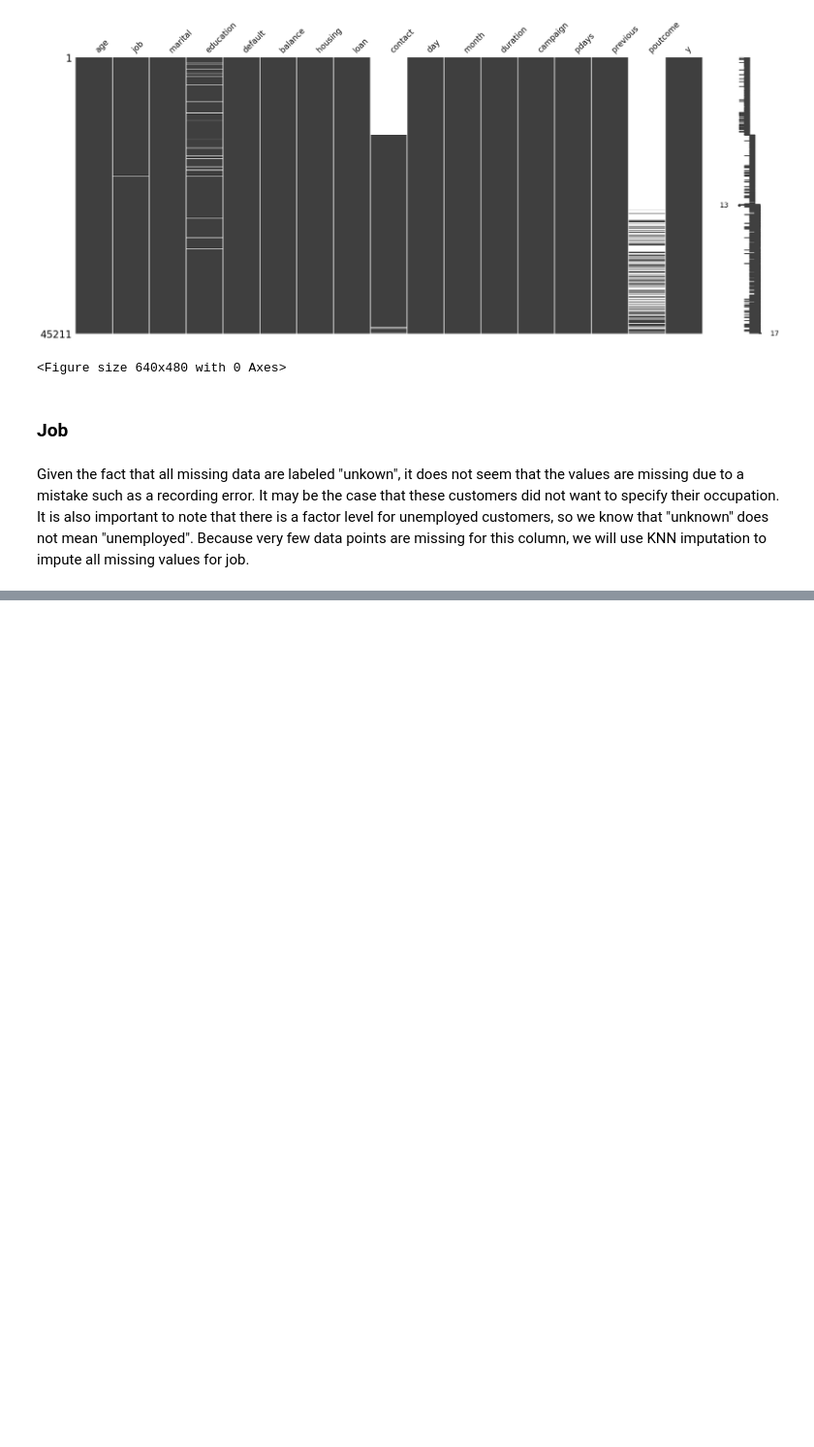
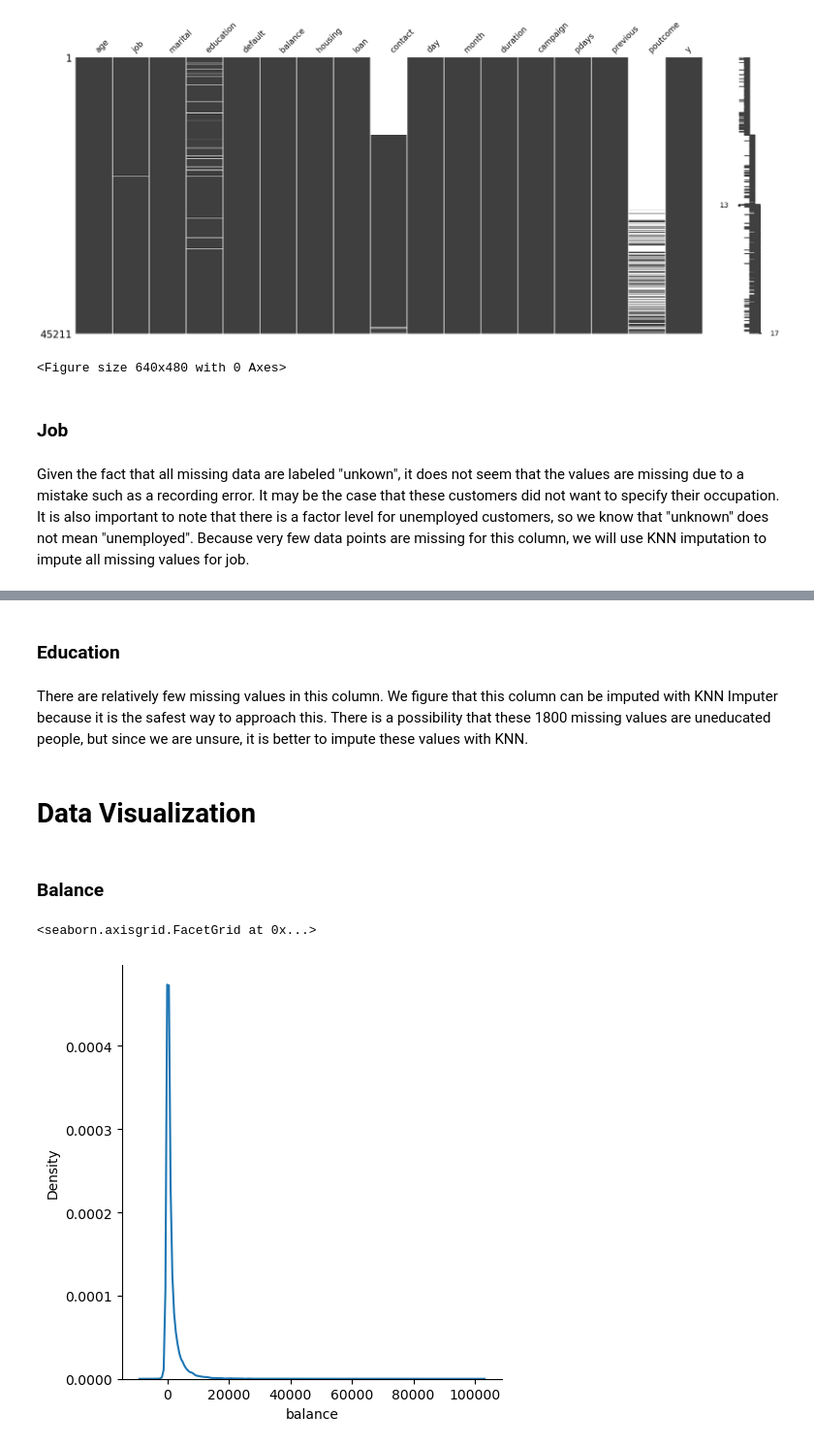
Before and after one commit to colew658/bank_marketing_eda, a Jupyter notebook: eda_lab.ipynb, the cells around one changed output, grey strips where cells are left out. Shown at 97% size. Cells and saved outputs as stored; diff of their text form; code cells hidden in the pictures; blank space fills up the shorter version.

Commit message:
Add visualizations

```diff
--- a/eda_lab.ipynb
+++ b/eda_lab.ipynb
@@ -155,0 +186,16 @@ Given the fact that all missing data are labeled "unkown", it does not seem that
+# %% [markdown]
+### Education
+# %% [markdown]
+There are relatively few missing values in this column. We figure that this column can be imputed with KNN Imputer because it is the safest way to approach this. There is a possibility that these 1800 missing values are uneducated people, but since we are unsure, it is better to impute these values with KNN.
+# %%
+# Remove contact and poutcome from the data
+df.drop(columns=["contact", "poutcome"], inplace=True)
+# %% [markdown]
+# Data Visualization
+# %% [markdown]
+### Balance
+# %%
+sns.displot(kind="kde", x=df.balance)
+# %% [output]
+<seaborn.axisgrid.FacetGrid at 0x...>
+[figure, added]
```
Also changed, not shown: parts of 17 cells of this notebook.
